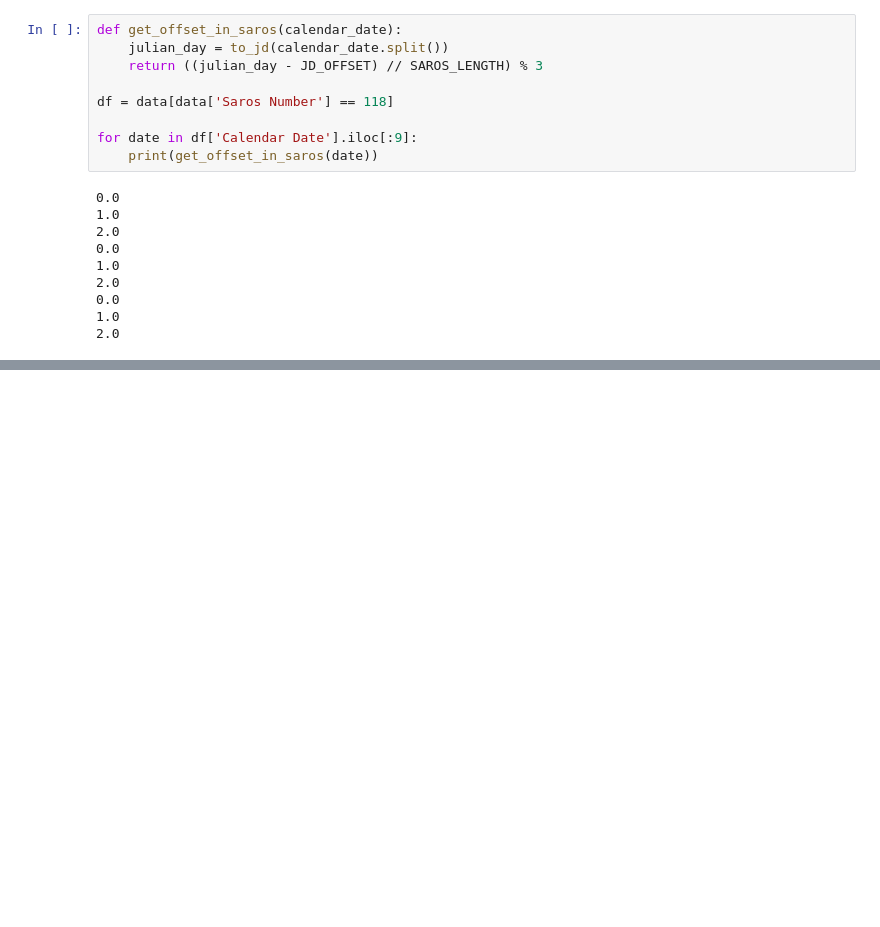
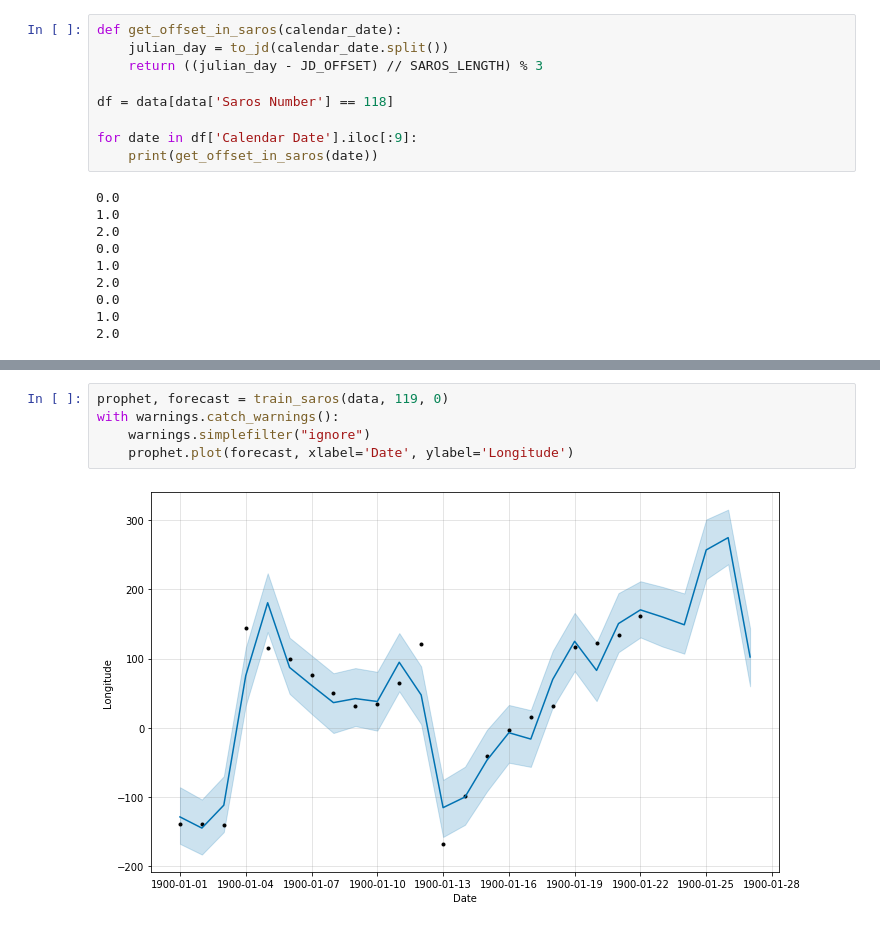
Before and after one commit to Kaahan/skep_project_s_final, a Jupyter notebook: eclipse/predict_eclipse.ipynb, the cells around one changed output, grey strips where cells are left out. Drawn from its saved outputs; the diff is of its cells as text; blank space fills up the shorter version.

```diff
--- a/eclipse/predict_eclipse.ipynb
+++ b/eclipse/predict_eclipse.ipynb
@@ -571,0 +586,7 @@ with warnings.catch_warnings():
+# %%
+prophet, forecast = train_saros(data, 119, 0)
+with warnings.catch_warnings():
+    warnings.simplefilter("ignore")
+    prophet.plot(forecast, xlabel='Date', ylabel='Longitude')
+# %% [output]
+[figure, added]
```
Also changed, not shown: parts of 4 cells of this notebook.
